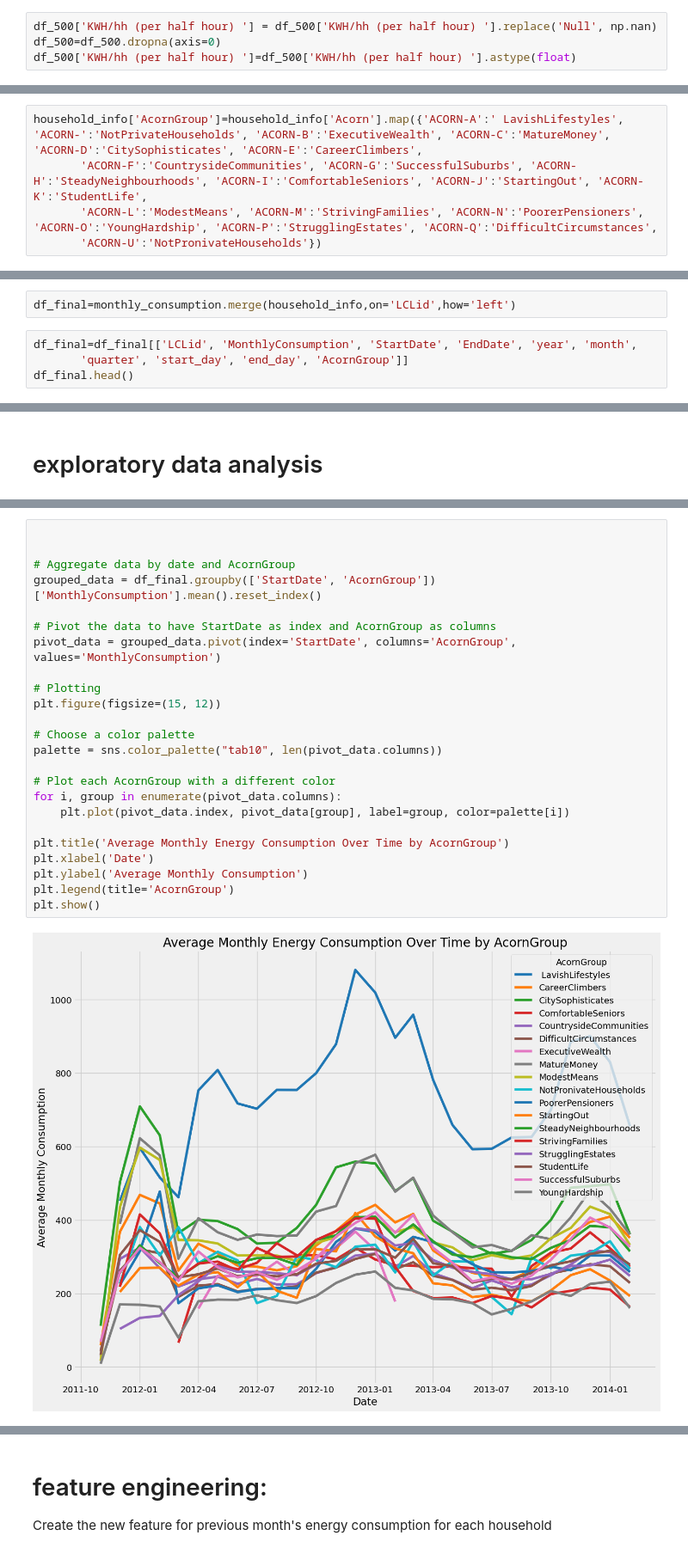
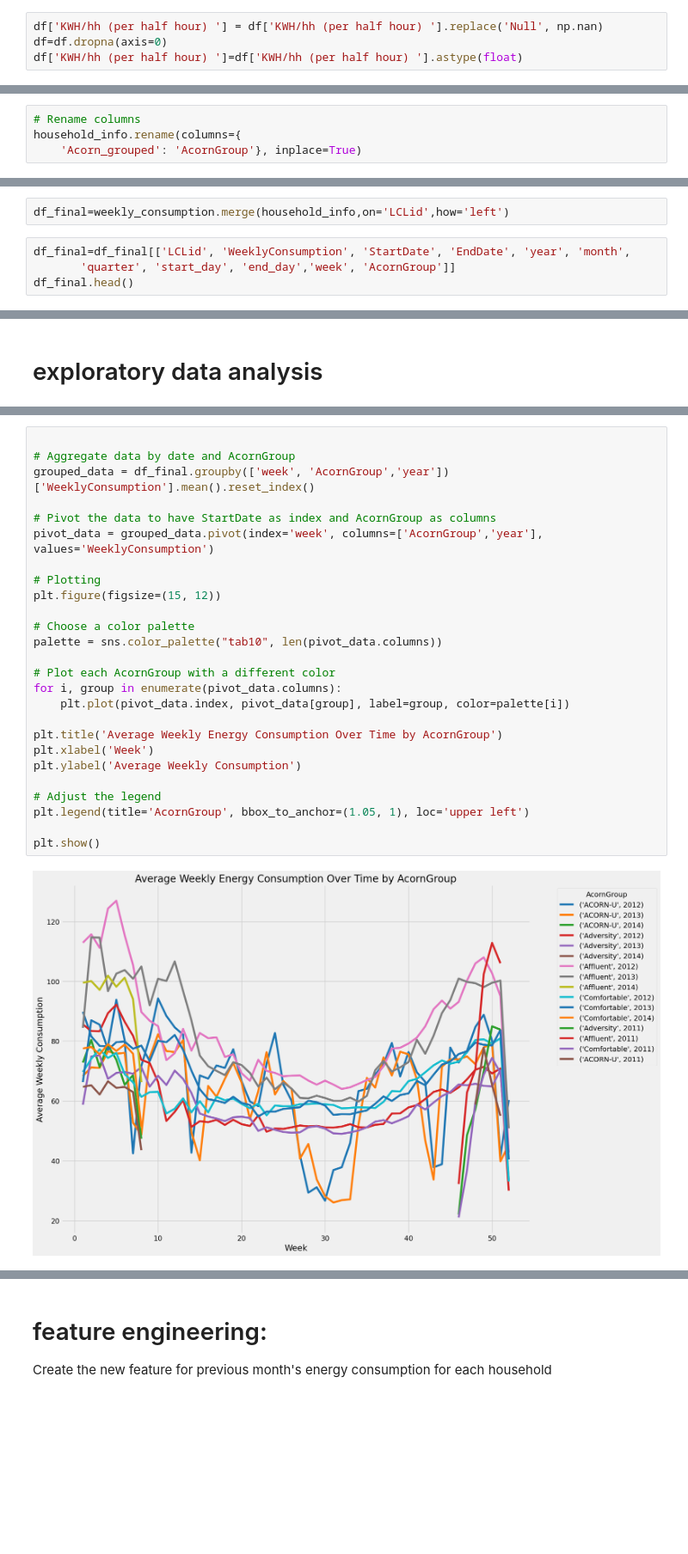
Before and after one commit to ni22aad/Electricity-load-forecasting-with-the-Low-Carbon-London-SmartMeter-dataset, a Jupyter notebook: energy_consumption.ipynb, the cells around one changed output, grey strips where cells are left out. Shown at 86% size. Drawn from its saved outputs; the diff is of its cells as text; blank space fills up the shorter version.

```diff
--- a/energy_consumption.ipynb
+++ b/energy_consumption.ipynb
@@ -76,9 +88,9 @@ df_500['DateTime'] = df_500['DateTime'].dt.date
 # %% [markdown]
 # replacing string NULLL with nan
 # %%
-df_500['KWH/hh (per half hour) '] = df_500['KWH/hh (per half hour) '].replace('Null', np.nan)
-df_500=df_500.dropna(axis=0)
-df_500['KWH/hh (per half hour) ']=df_500['KWH/hh (per half hour) '].astype(float)
+df['KWH/hh (per half hour) '] = df['KWH/hh (per half hour) '].replace('Null', np.nan)
+df=df.dropna(axis=0)
+df['KWH/hh (per half hour) ']=df['KWH/hh (per half hour) '].astype(float)
 # %% [markdown]
 # calculating total energy consumption per month and dropping energy consumption per hour
 # %%
@@ -128,7 +155,6 @@ household_info.head()
 | 3 | MAC003613 | Std | ACORN-A | Affluent | block_0 |
 | 4 | MAC003597 | Std | ACORN-A | Affluent | block_0 |
 # %%
-household_info['AcornGroup']=household_info['Acorn'].map({'ACORN-A':' LavishLifestyles', 'ACORN-':'NotPrivateHouseholds', 'ACORN-B':'ExecutiveWealth', 'ACORN-C':'MatureMoney', 'ACORN-D':'CitySophisticates', 'ACORN-E':'CareerClimbers',
-       'ACORN-F':'CountrysideCommunities', 'ACORN-G':'SuccessfulSuburbs', 'ACORN-H':'SteadyNeighbourhoods', 'ACORN-I':'ComfortableSeniors', 'ACORN-J':'StartingOut', 'ACORN-K':'StudentLife',
-       'ACORN-L':'ModestMeans', 'ACORN-M':'StrivingFamilies', 'ACORN-N':'PoorerPensioners', 'ACORN-O':'YoungHardship', 'ACORN-P':'StrugglingEstates', 'ACORN-Q':'DifficultCircumstances',
-       'ACORN-U':'NotPronivateHouseholds'})
+# Rename columns
+household_info.rename(columns={
+    'Acorn_grouped': 'AcornGroup'}, inplace=True)
@@ -135,9 +177,9 @@ household_info['AcornGroup']=household_info['Acorn'].map({'ACORN-A':' LavishLife
 # %% [markdown]
 # merge energy consumption dataset with households dataset
 # %%
-df_final=monthly_consumption.merge(household_info,on='LCLid',how='left')
+df_final=weekly_consumption.merge(household_info,on='LCLid',how='left')
 # %%
-df_final=df_final[['LCLid', 'MonthlyConsumption', 'StartDate', 'EndDate', 'year', 'month',
-       'quarter', 'start_day', 'end_day', 'AcornGroup']]
+df_final=df_final[['LCLid', 'WeeklyConsumption', 'StartDate', 'EndDate', 'year', 'month',
+       'quarter', 'start_day', 'end_day','week', 'AcornGroup']]
 df_final.head()
 # %% [output]
@@ -209,29 +239,31 @@ plt.show()
 # %%
 
-
 # Aggregate data by date and AcornGroup
-grouped_data = df_final.groupby(['StartDate', 'AcornGroup'])['MonthlyConsumption'].mean().reset_index()
+grouped_data = df_final.groupby(['week', 'AcornGroup','year'])['WeeklyConsumption'].mean().reset_index()
 
 # Pivot the data to have StartDate as index and AcornGroup as columns
-pivot_data = grouped_data.pivot(index='StartDate', columns='AcornGroup', values='MonthlyConsumption')
+pivot_data = grouped_data.pivot(index='week', columns=['AcornGroup','year'], values='WeeklyConsumption')
 
 # Plotting
 plt.figure(figsize=(15, 12))
 
 # Choose a color palette
 palette = sns.color_palette("tab10", len(pivot_data.columns))
 
 # Plot each AcornGroup with a different color
 for i, group in enumerate(pivot_data.columns):
     plt.plot(pivot_data.index, pivot_data[group], label=group, color=palette[i])
 
-plt.title('Average Monthly Energy Consumption Over Time by AcornGroup')
-plt.xlabel('Date')
-plt.ylabel('Average Monthly Consumption')
-plt.legend(title='AcornGroup')
+plt.title('Average Weekly Energy Consumption Over Time by AcornGroup')
+plt.xlabel('Week')
+plt.ylabel('Average Weekly Consumption')
+
+# Adjust the legend
+plt.legend(title='AcornGroup', bbox_to_anchor=(1.05, 1), loc='upper left')
+
 plt.show()
 # %% [output]
-[figure, old version]
+[figure, new version]
 # %%
 household_id = 'MAC000066'
 household_data = df_final[df_final['LCLid'] == household_id]
```
Also changed, not shown: parts of 29 cells of this notebook.
